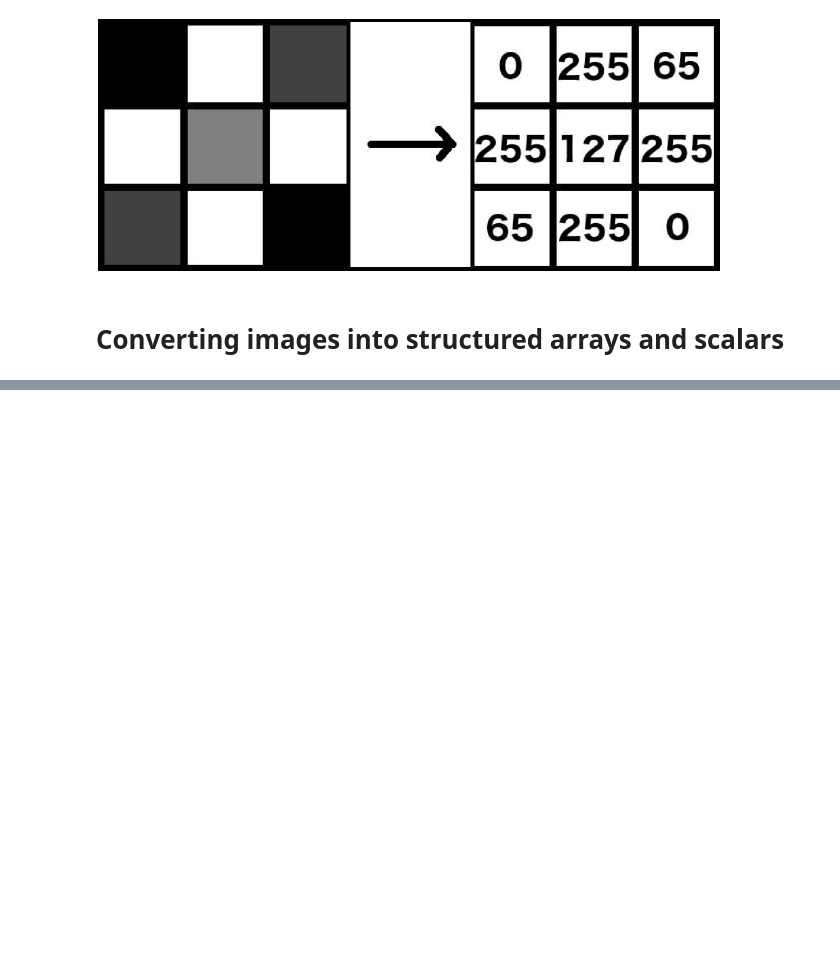
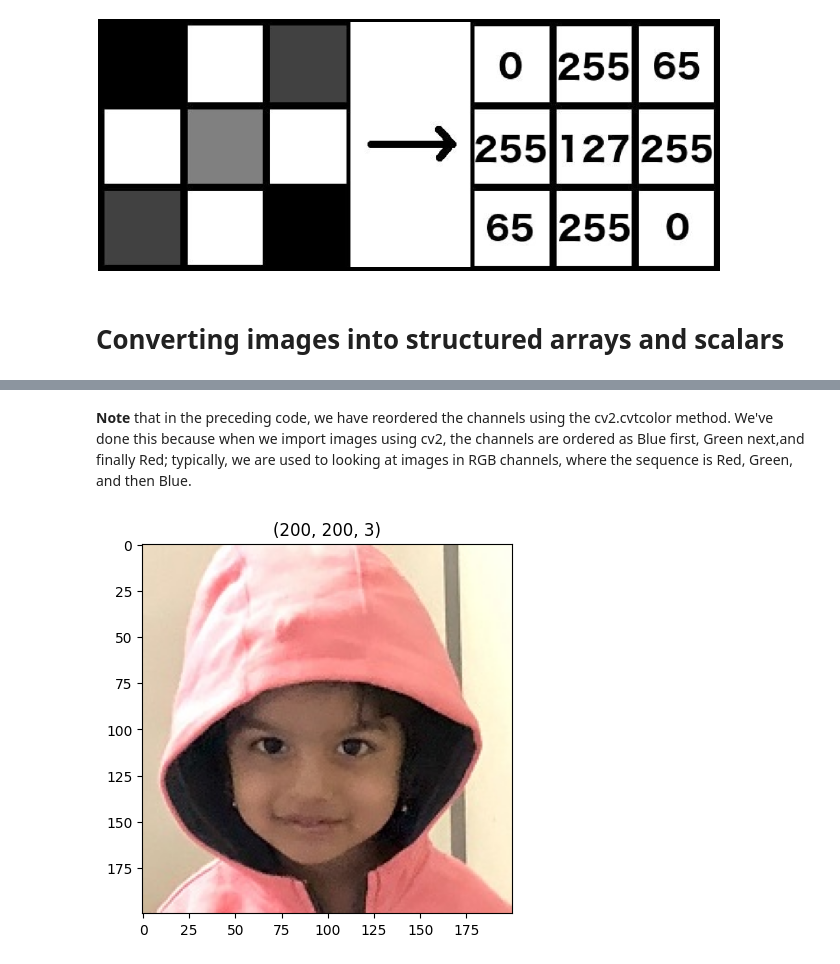
Before and after one commit to Elbhnasy/Modern-Computer-Vision-with-PyTorch-Summary, a Jupyter notebook: Chapter03/ch3.ipynb, the cells around one changed output, grey strips where cells are left out. Drawn from its saved outputs; the diff is of its cells as text; code cells hidden in the pictures; blank space fills up the shorter version.

```diff
--- a/Chapter03/ch3.ipynb
+++ b/Chapter03/ch3.ipynb
@@ -37,0 +107,13 @@
+# %% [markdown]
+**Note** that in the preceding code, we have reordered the channels using the cv2.cvtcolor method. We've done this because when we import images using cv2, the channels are ordered as Blue first, Green next,and finally Red; typically, we are used to looking at images in RGB channels, where the sequence is Red, Green, and then Blue.
+# %%
+# working on colored img
+img =cv2.imread('Hemanvi.jpeg')
+img = img[50:250,40:240,:]
+img = cv2.cvtColor(img,cv2.COLOR_BGR2RGB)
+# Plot the image
+plt.imshow(img)
+plt.title(f'{img.shape}')
+plt.show()
+# %% [output]
+[figure, added]
```
Also changed, not shown: parts of 9 cells of this notebook, 2 other files.
